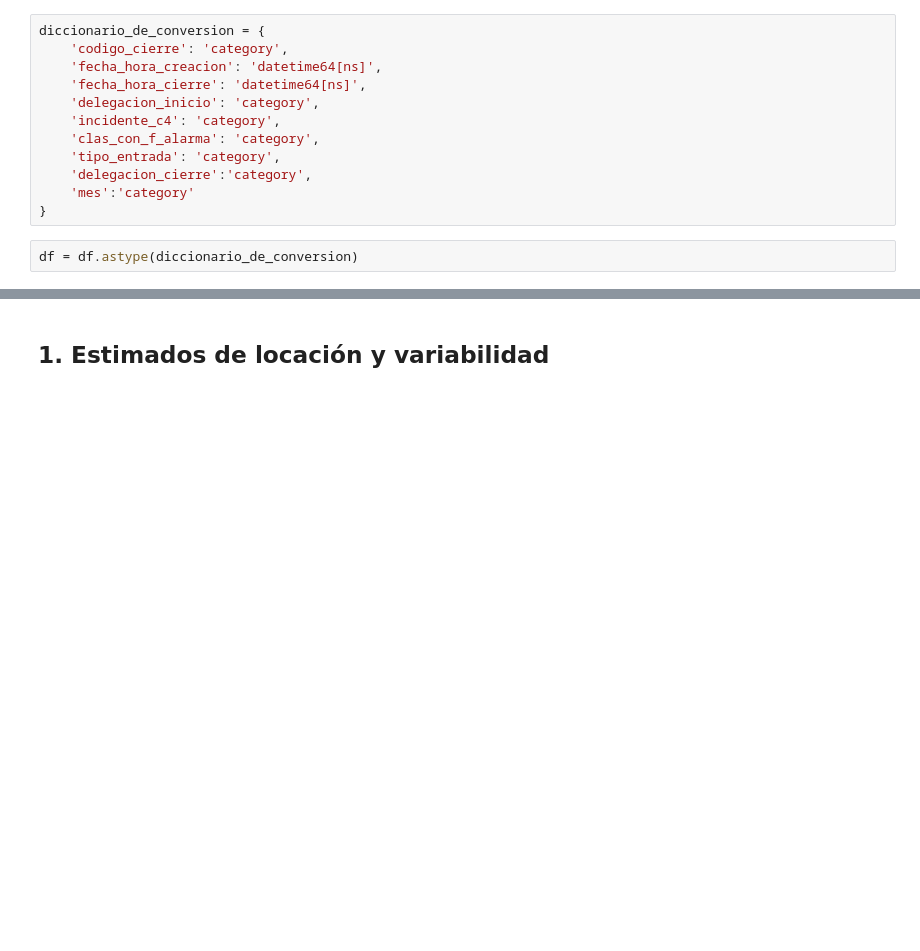
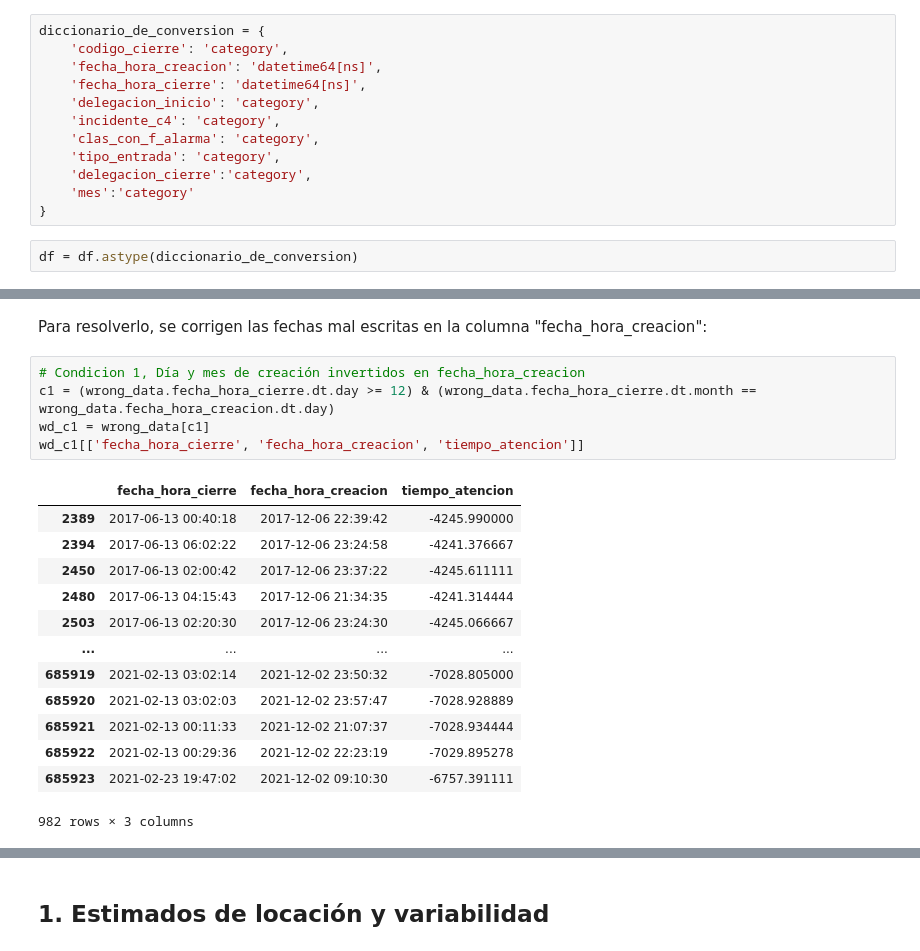
Before and after one commit to Mario-16180/BEDU-M4-DataAnalysisProject-CarAccidents, a Jupyter notebook: Fer.ipynb, the cells around one changed output, grey strips where cells are left out. Cells and saved outputs as stored; diff of their text form; blank space fills up the shorter version.

```diff
--- a/Fer.ipynb
+++ b/Fer.ipynb
@@ -100,0 +102,21 @@ df.head()
+# %% [markdown]
+Para resolverlo, se corrigen las fechas mal escritas en la columna "fecha_hora_creacion":
+# %%
+# Condicion 1, Día y mes de creación invertidos en fecha_hora_creacion
+c1 = (wrong_data.fecha_hora_cierre.dt.day >= 12) & (wrong_data.fecha_hora_cierre.dt.month == wrong_data.fecha_hora_creacion.dt.day)
+wd_c1 = wrong_data[c1]
+wd_c1[['fecha_hora_cierre', 'fecha_hora_creacion', 'tiempo_atencion']]
+# %% [output]
+|  | fecha_hora_cierre | fecha_hora_creacion | tiempo_atencion |
+| 2389 | 2017-06-13 00:40:18 | 2017-12-06 22:39:42 | -4245.990000 |
+| 2394 | 2017-06-13 06:02:22 | 2017-12-06 23:24:58 | -4241.376667 |
+| 2450 | 2017-06-13 02:00:42 | 2017-12-06 23:37:22 | -4245.611111 |
+| 2480 | 2017-06-13 04:15:43 | 2017-12-06 21:34:35 | -4241.314444 |
+| 2503 | 2017-06-13 02:20:30 | 2017-12-06 23:24:30 | -4245.066667 |
+| ... | ... | ... | ... |
+| 685919 | 2021-02-13 03:02:14 | 2021-12-02 23:50:32 | -7028.805000 |
+| 685920 | 2021-02-13 03:02:03 | 2021-12-02 23:57:47 | -7028.928889 |
+| 685921 | 2021-02-13 00:11:33 | 2021-12-02 21:07:37 | -7028.934444 |
+| 685922 | 2021-02-13 00:29:36 | 2021-12-02 22:23:19 | -7029.895278 |
+| 685923 | 2021-02-23 19:47:02 | 2021-12-02 09:10:30 | -6757.391111 |
+982 rows × 3 columns
```
Also changed, not shown: parts of 39 cells of this notebook.
